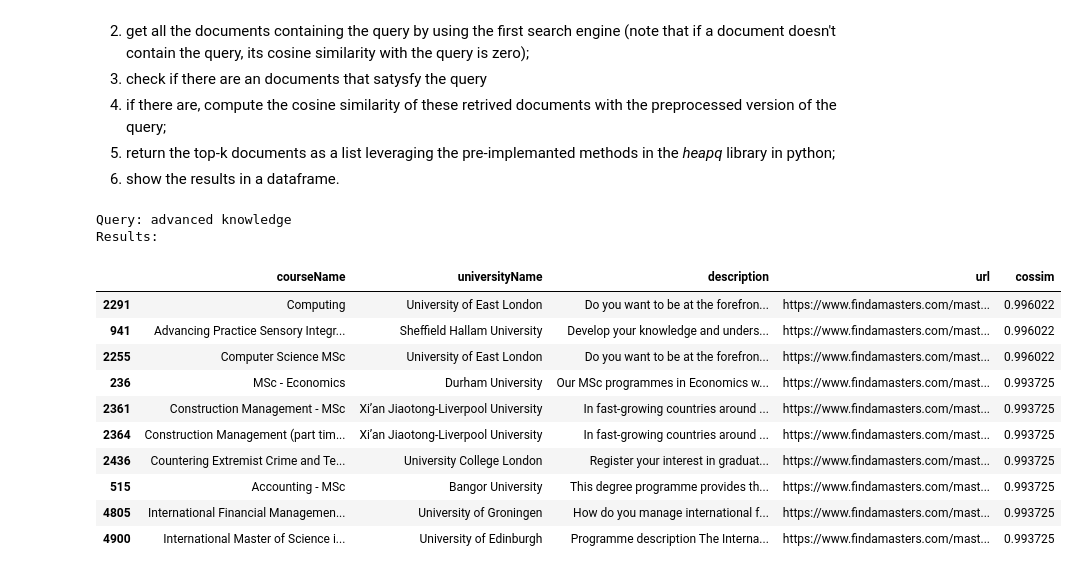
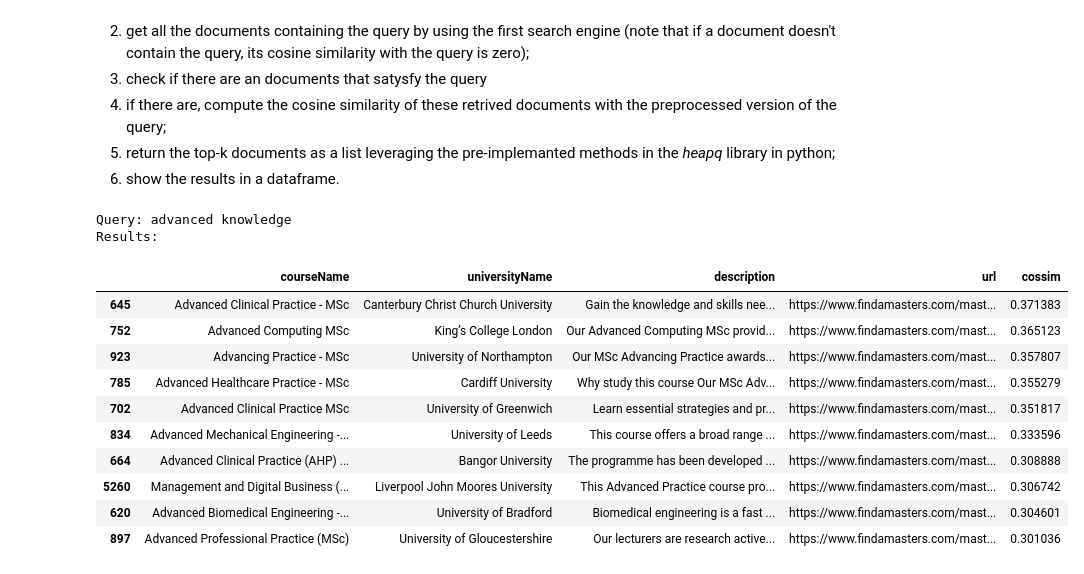
Before and after one commit to camillabrigandi/ADM-HW3, a Jupyter notebook: HW3.ipynb, the cells around one changed output. Saved outputs shown, nothing was run; the diff lists cells and outputs as text; code cells hidden in the pictures.

```diff
--- a/HW3.ipynb
+++ b/HW3.ipynb
@@ -279,37 +283,38 @@ invidx_file.close()
 # %%
 #getting query
 query = input('Type to search: ')
 
 #show the query
 print("Query:", query)
 
 #preprocessing query
 query = functions.preprocess_query(query)
 
 #get search results
 topkresults_idx_cossim = functions.search_engine_tfidf(query, inverted_index_tfidf, vocabulary_dict )
 
 #showing results
 if topkresults_idx_cossim == []:
     print("There are no results for this query")
+    res = ''
 else:
     print('Results:')
     results_columns = ['courseName', 'universityName', 'description', 'url']
     res = msc_degrees.loc[[el[0] for el in topkresults_idx_cossim], results_columns ]
     res['cossim'] = [el[1][0] for el in topkresults_idx_cossim] #new column of the dataset with the results to show the cosine similarity
 
 res
 # %% [output]
 Query: advanced knowledge
 Results:
 |  | courseName | universityName | description | url | cossim |
-| 2291 | Computing | University of East London | Do you want to be at the forefron... | https://www.findamasters.com/mast... | 0.996022 |
-| 941 | Advancing Practice Sensory Integr... | Sheffield Hallam University | Develop your knowledge and unders... | https://www.findamasters.com/mast... | 0.996022 |
-| 2255 | Computer Science MSc | University of East London | Do you want to be at the forefron... | https://www.findamasters.com/mast... | 0.996022 |
-| 236 | MSc - Economics | Durham University | Our MSc programmes in Economics w... | https://www.findamasters.com/mast... | 0.993725 |
-| 2361 | Construction Management - MSc | Xi’an Jiaotong-Liverpool University | In fast-growing countries around ... | https://www.findamasters.com/mast... | 0.993725 |
-| 2364 | Construction Management (part tim... | Xi’an Jiaotong-Liverpool University | In fast-growing countries around ... | https://www.findamasters.com/mast... | 0.993725 |
-| 2436 | Countering Extremist Crime and Te... | University College London | Register your interest in graduat... | https://www.findamasters.com/mast... | 0.993725 |
-| 515 | Accounting - MSc | Bangor University | This degree programme provides th... | https://www.findamasters.com/mast... | 0.993725 |
-| 4805 | International Financial Managemen... | University of Groningen | How do you manage international f... | https://www.findamasters.com/mast... | 0.993725 |
-| 4900 | International Master of Science i... | University of Edinburgh | Programme description The Interna... | https://www.findamasters.com/mast... | 0.993725 |
+| 645 | Advanced Clinical Practice - MSc | Canterbury Christ Church University | Gain the knowledge and skills nee... | https://www.findamasters.com/mast... | 0.371383 |
+| 752 | Advanced Computing MSc | King’s College London | Our Advanced Computing MSc provid... | https://www.findamasters.com/mast... | 0.365123 |
+| 923 | Advancing Practice - MSc | University of Northampton | Our MSc Advancing Practice awards... | https://www.findamasters.com/mast... | 0.357807 |
+| 785 | Advanced Healthcare Practice - MSc | Cardiff University | Why study this course Our MSc Adv... | https://www.findamasters.com/mast... | 0.355279 |
+| 702 | Advanced Clinical Practice MSc | University of Greenwich | Learn essential strategies and pr... | https://www.findamasters.com/mast... | 0.351817 |
+| 834 | Advanced Mechanical Engineering -... | University of Leeds | This course offers a broad range ... | https://www.findamasters.com/mast... | 0.333596 |
+| 664 | Advanced Clinical Practice (AHP) ... | Bangor University | The programme has been developed ... | https://www.findamasters.com/mast... | 0.308888 |
+| 5260 | Management and Digital Business (... | Liverpool John Moores University | This Advanced Practice course pro... | https://www.findamasters.com/mast... | 0.306742 |
+| 620 | Advanced Biomedical Engineering -... | University of Bradford | Biomedical engineering is a fast ... | https://www.findamasters.com/mast... | 0.304601 |
+| 897 | Advanced Professional Practice (MSc) | University of Gloucestershire | Our lecturers are research active... | https://www.findamasters.com/mast... | 0.301036 |
```
Also changed, not shown: parts of 25 cells of this notebook, 2 other files.
